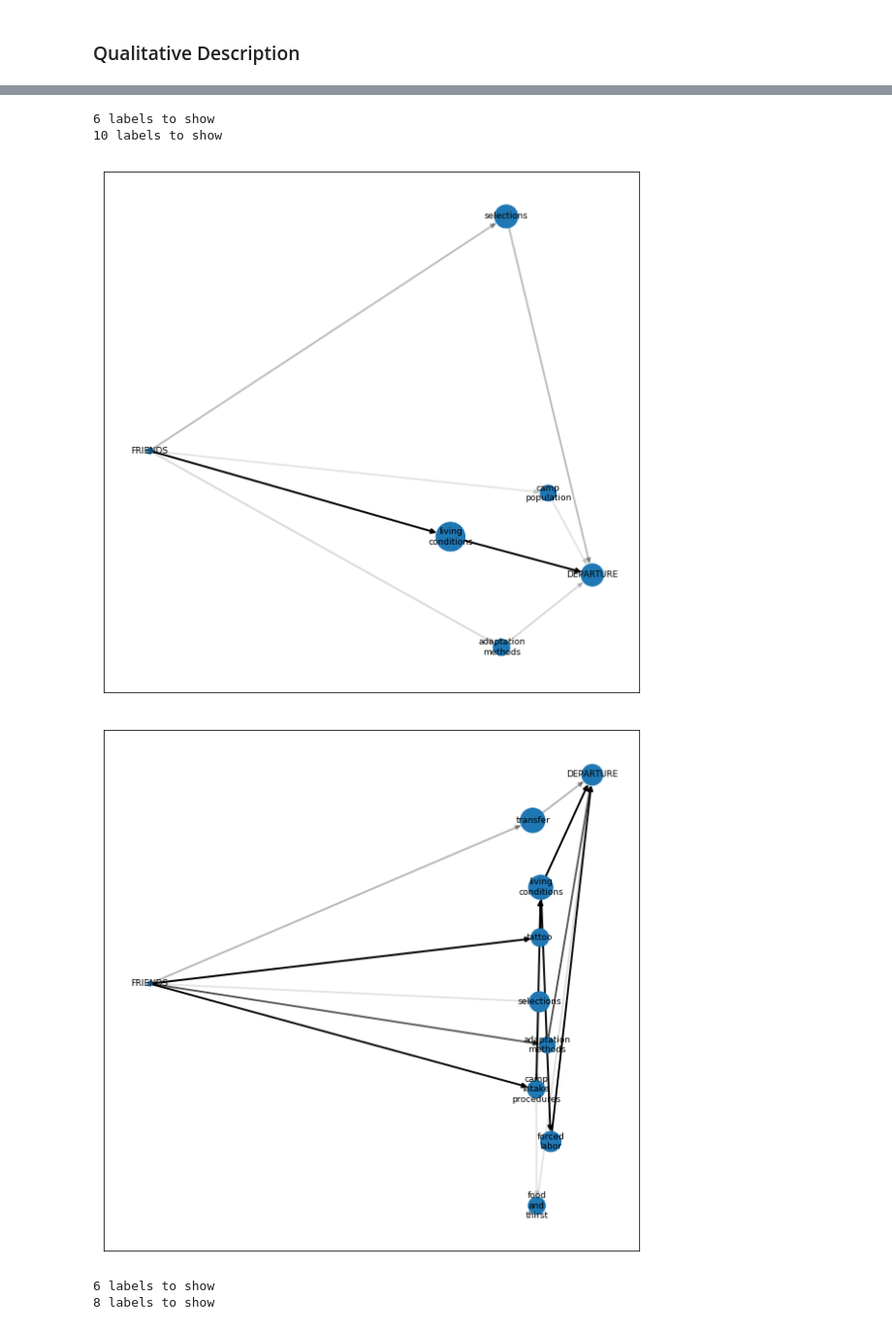
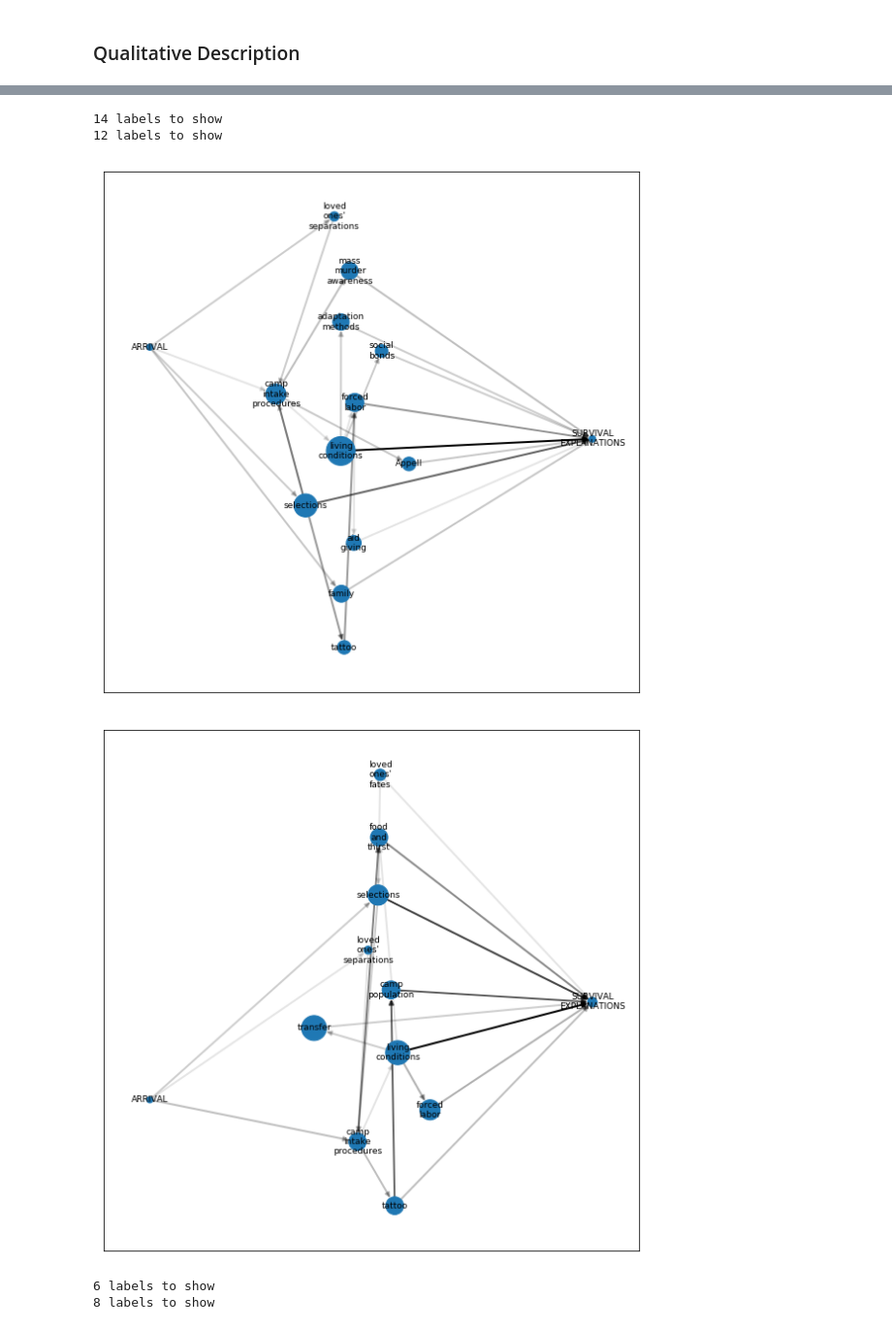
Before and after one commit to toth12/vha_auschwitz_report, a Jupyter notebook: notebooks/7_Narrative_Flow_of_Men_and_Women_2.ipynb, the cells around one changed output, grey strips where cells are left out. Shown at 97% size. Drawn from its saved outputs; the diff is of its cells as text; code cells hidden in the pictures.

Commit message:
Data analytics continued

```diff
--- a/notebooks/7_Narrative_Flow_of_Men_and_Women_2.ipynb
+++ b/notebooks/7_Narrative_Flow_of_Men_and_Women_2.ipynb
@@ -626,0 +627,3 @@ For women, the most important priming and exit topic of friendship is the discus
+# %%
+story_start = 'arrival'
+story_end = 'survival explanations'
@@ -627,14 +653,12 @@ For women, the most important priming and exit topic of friendship is the discus
 # %%
-story_start = 'friends'
-story_end = 'departure'
-flux = 0.2
-visualize_most_important_paths(data_set_2_w,flux,features_df_2,story_start,story_end,None)
-visualize_most_important_paths(data_set_2_m,flux,features_df_2,story_start,story_end,None)
+flux = 0.37
+visualize_most_important_paths(data_set_1_w,flux,features_df,story_start,story_end,None)
+visualize_most_important_paths(data_set_1_m,flux,features_df,story_start,story_end,None)
 # %% [output]
-6 labels to show
-10 labels to show
+14 labels to show
+12 labels to show
-[figure, old version]
+[figure, new version]
-[figure, old version]
+[figure, new version]
 # %%
 story_start = 'arrival'
 story_end = 'friends'
```
Also changed, not shown: parts of 3 cells of this notebook.
